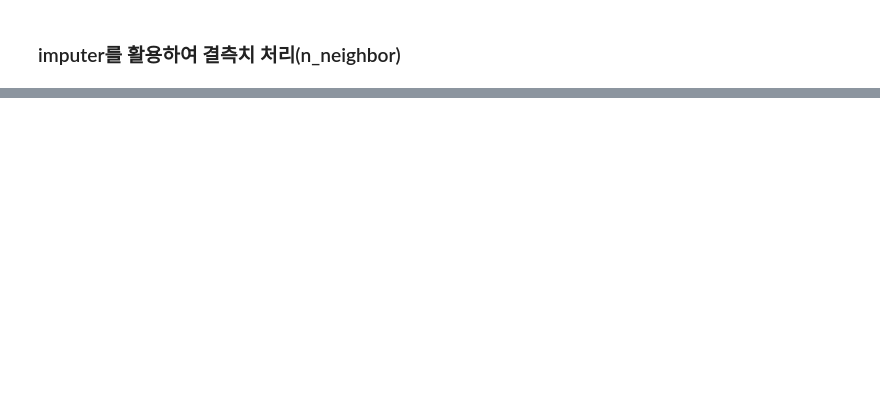
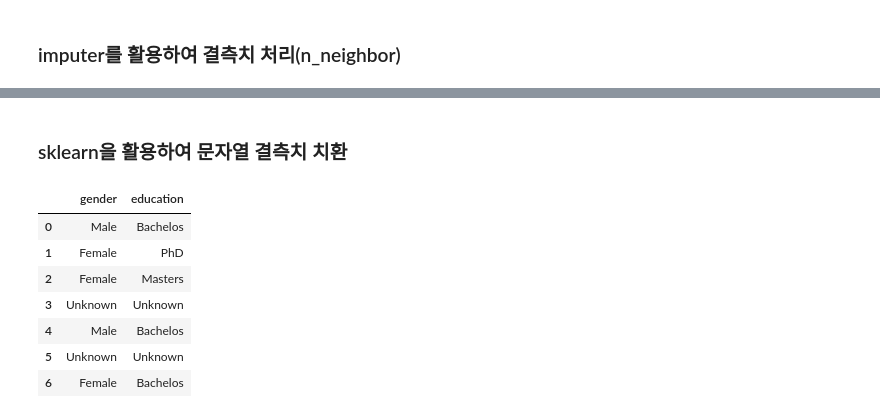
Before and after one commit to Lagm0n/A.I, a Jupyter notebook: data_handling/missing_value_feature_extraction.ipynb, the cells around one changed output, grey strips where cells are left out. Saved outputs shown, nothing was run; the diff lists cells and outputs as text; code cells hidden in the pictures; blank space fills up the shorter version.

```diff
--- a/data_handling/missing_value_feature_extraction.ipynb
+++ b/data_handling/missing_value_feature_extraction.ipynb
@@ -206,0 +234,15 @@ pd.DataFrame(imputed, columns=['age','measurement'])
+# %% [markdown]
+### sklearn을 활용하여 문자열 결측치 치환
+# %%
+imp = SimpleImputer(missing_values=np.nan, strategy='constant', fill_value='Unknown')
+imputed = imp.fit_transform(df2.loc[:, ['gender','education']].values)
+pd.DataFrame(imputed, columns=['gender','education'])
+# %% [output]
+|  | gender | education |
+| 0 | Male | Bachelos |
+| 1 | Female | PhD |
+| 2 | Female | Masters |
+| 3 | Unknown | Unknown |
+| 4 | Male | Bachelos |
+| 5 | Unknown | Unknown |
+| 6 | Female | Bachelos |
```
Also changed, not shown: parts of 22 cells of this notebook, 11 other files.
